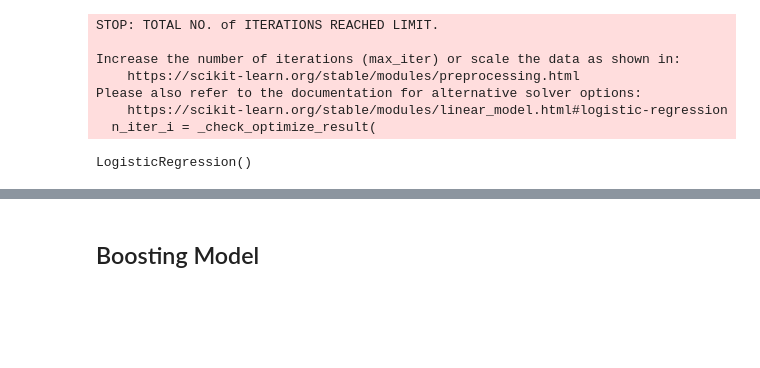
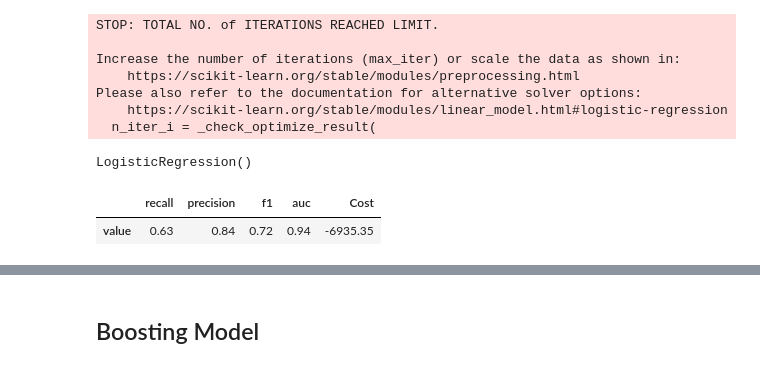
Before and after one commit to thomasport/fraud_detection, a Jupyter notebook: analysis/analysis.ipynb, the cells around one changed output, grey strips where cells are left out. Drawn from its saved outputs; the diff is of its cells as text; code cells hidden in the pictures; blank space fills up the shorter version.

```diff
--- a/analysis/analysis.ipynb
+++ b/analysis/analysis.ipynb
@@ -309,2 +264,11 @@ LogisticRegression()
 y_pred = model_baseline.predict(X_test)
 scores = model_baseline.predict_proba(X_test)[:,1]
+# %%
+data_test_scored = data_test.assign(y_pred = y_pred,
+                                    scores = scores,
+                                    y_true = y_test)
+# %%
+calc_metrics(data_test_scored)
+# %% [output]
+|  | recall | precision | f1 | auc | Cost |
+| value | 0.63 | 0.84 | 0.72 | 0.94 | -6935.35 |
```
Also changed, not shown: parts of 61 cells of this notebook.
